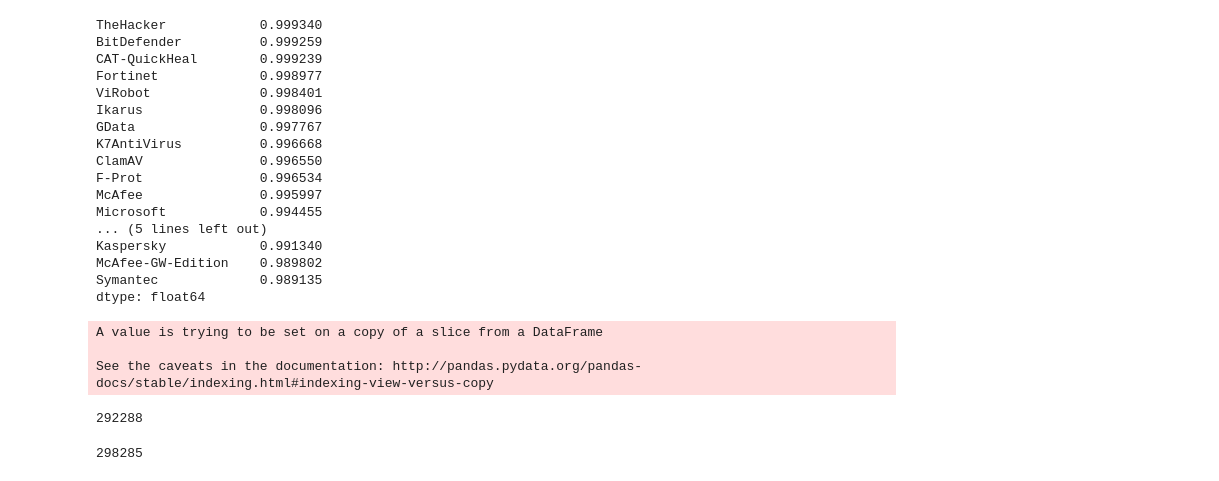
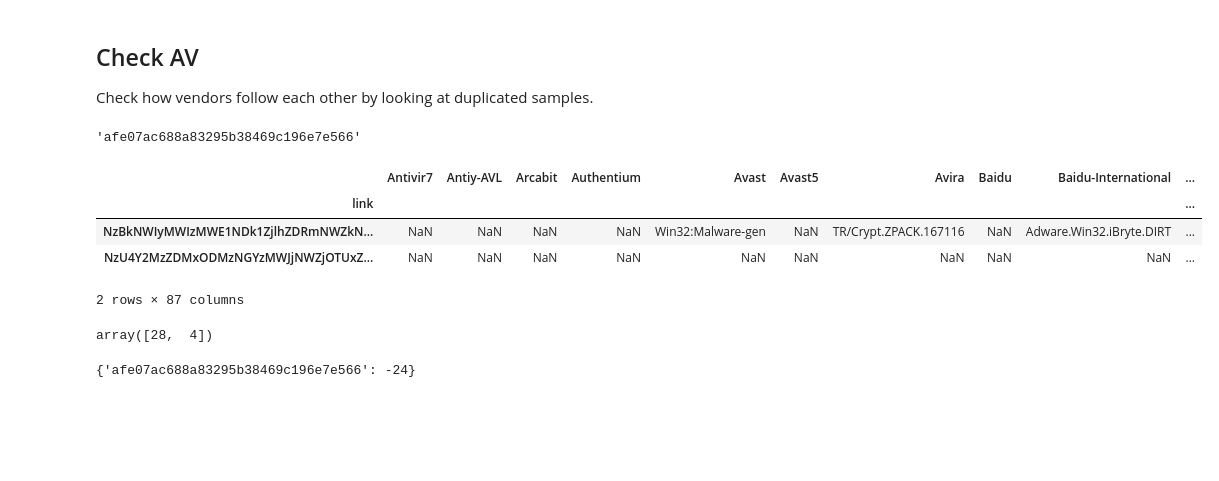
Before and after one commit to joaogodinho/thesis, a Jupyter notebook: Vendors Filter.ipynb, the cells around one changed output. Drawn from its saved outputs; the diff is of its cells as text; code cells hidden in the pictures; blank space fills up the shorter version.

```diff
--- a/Vendors Filter.ipynb
+++ b/Vendors Filter.ipynb
@@ -1,41 +1,49 @@
 # %%
 from IPython.display import display
 import pandas as pd
+import numpy as np
+import json
 
 frame = pd.read_csv('data/pe32_vendors.csv.gz', dtype=str)
 frame = frame.set_index('link')
-
-av_classified = frame.count() / len(frame)
-top20 = av_classified.sort_values(ascending=False)[:20]
-display(top20)
+# av_classified = frame.count() / len(frame)
+# top20 = av_classified.sort_values(ascending=False)[:20]
+# display(top20)
-# %% [output]
-TheHacker            0.999340
-BitDefender          0.999259
-CAT-QuickHeal        0.999239
-Fortinet             0.998977
-ViRobot              0.998401
-Ikarus               0.998096
-GData                0.997767
-K7AntiVirus          0.996668
-ClamAV               0.996550
-F-Prot               0.996534
-McAfee               0.995997
-Microsoft            0.994455
-... (5 lines left out)
-Kaspersky            0.991340
-McAfee-GW-Edition    0.989802
-Symantec             0.989135
-dtype: float64
-# %%
-test = pd.read_csv('data/header_analyses.csv')
-test = test.set_index('link')
-classified = test[test.antivirus != 'n/a']
-classified.dropna(inplace=True)
-display(len(classified.file_type[classified.file_type.str.startswith('PE32')]))
-display(len(frame))
-# %% [output]
-A value is trying to be set on a copy of a slice from a DataFrame
-
-See the caveats in the documentation: http://pandas.pydata.org/pandas-docs/stable/indexing.html#indexing-view-versus-copy
-292288
-298285
+# %% [markdown]
+## Check AV
+
+Check how vendors follow each other by looking at duplicated samples.
+# %%
+headers = pd.read_csv('data/header_analyses.csv')
+headers.link = headers.link.apply(lambda x: x.split('/')[-2])
+headers = headers.set_index('link')
+headers.date = pd.to_datetime(headers.date, format='%d/%m/%Y')
+headers.drop(['antivirus', 'file_type', 'file_name'], axis=1, inplace=True)
+# %%
+frame = frame.join(headers)
+# %%
+# Bad column
+frame.drop(frame.columns[0], axis=1, inplace=True)
+
+dups = set(frame[frame.duplicated('md5')].md5.values)
+dups = set(['afe07ac688a83295b38469c196e7e566'])
+diff = dict()
+
+for md5 in dups:
+    display(md5)
+    sample = frame[frame.md5 == md5].sort_values('date').iloc[[0, -1]].drop(['md5', 'date'], axis=1).replace('Clean', np.nan)
+    display(sample)
+    values = sample.count(axis=1).values
+    display(values)
+    diff[md5] = values[-1] - values[0]
+
+display(diff)
+# %% [output]
+'afe07ac688a83295b38469c196e7e566'
+|  | Antivir7 | Antiy-AVL | Arcabit | Authentium | Avast | Avast5 | Avira | Baidu | Baidu-International | ... |
+| link |  |  |  |  |  |  |  |  |  | ... |
+| NzBkNWIyMWIzMWE1NDk1ZjlhZDRmNWZkN... | NaN | NaN | NaN | NaN | Win32:Malware-gen | NaN | TR/Crypt.ZPACK.167116 | NaN | Adware.Win32.iBryte.DIRT | ... |
+| NzU4Y2MzZDMxODMzNGYzMWJjNWZjOTUxZ... | NaN | NaN | NaN | NaN | NaN | NaN | NaN | NaN | NaN | ... |
+2 rows × 87 columns
+array([28,  4])
+{'afe07ac688a83295b38469c196e7e566': -24}
```
Also changed, not shown: parts of 6 cells of this notebook, 4 other files.
